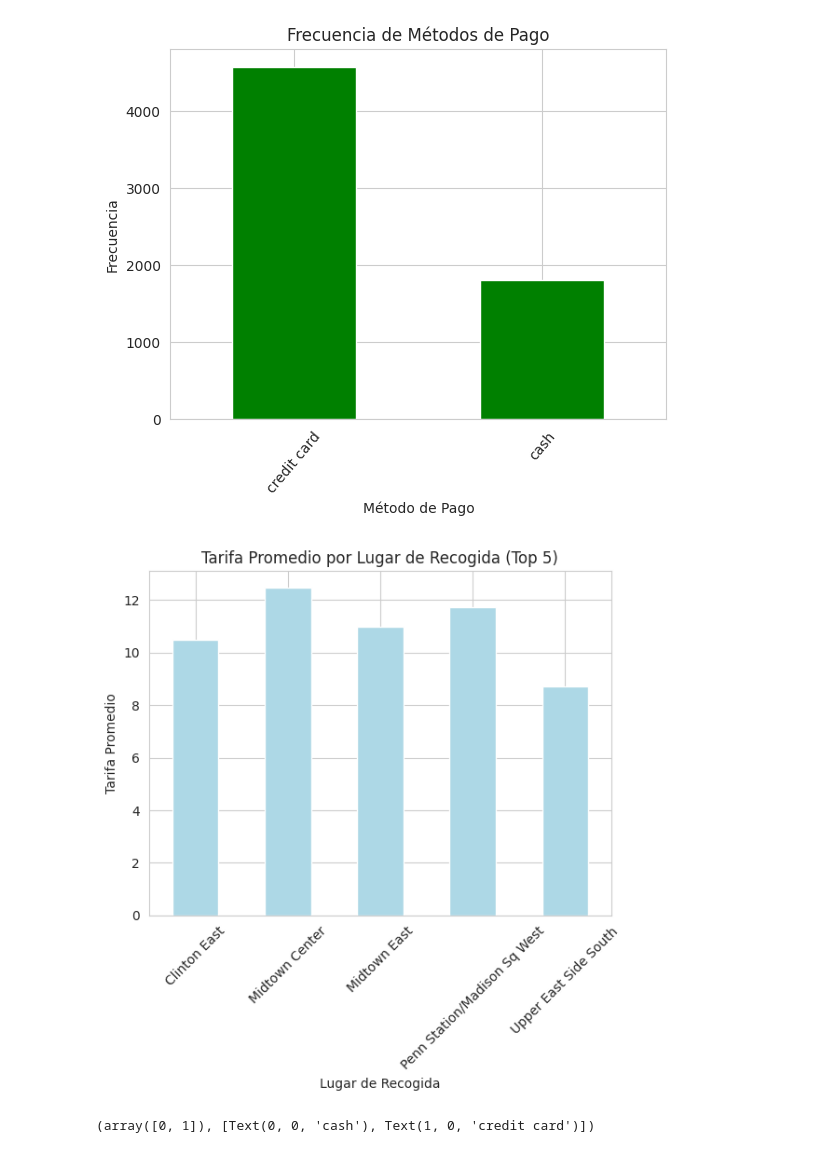
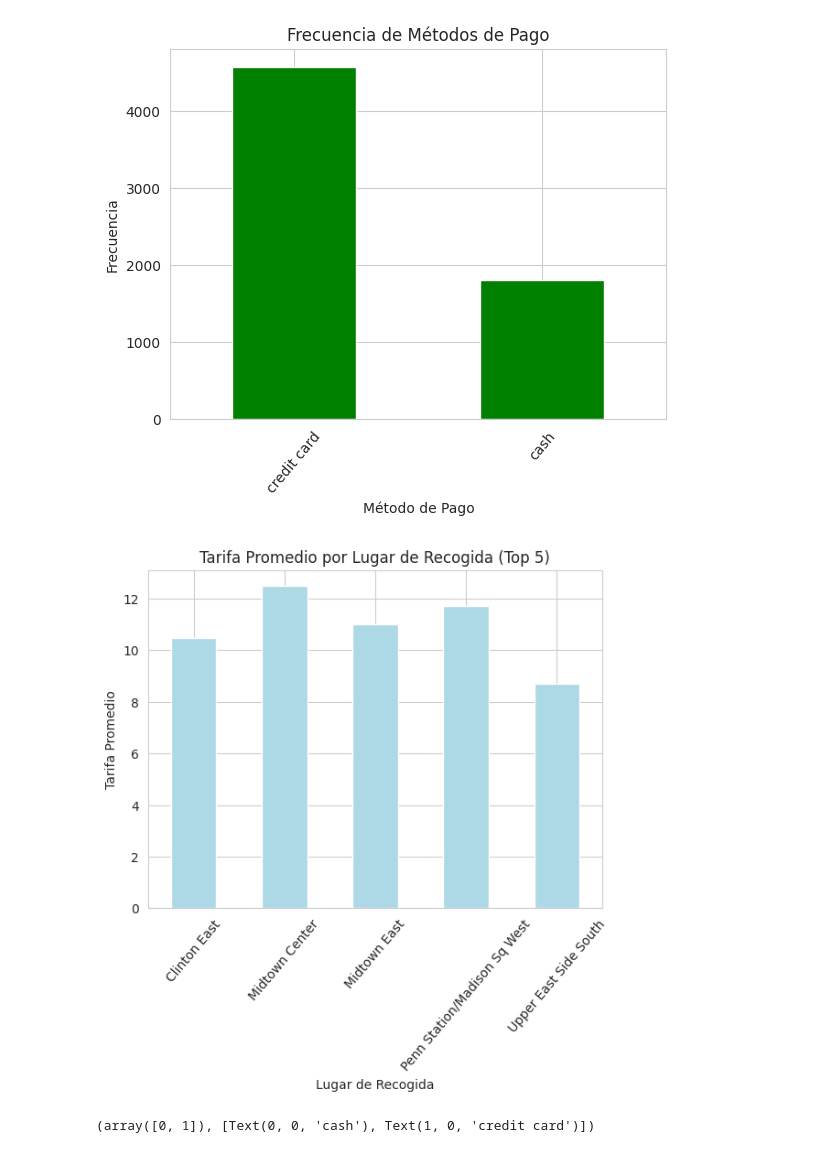
Before and after one commit to aletej96/Python-classes, a Jupyter notebook: Notebooks/LESSON III-INTRO TO MATPLOTLIB Y SEABORN.ipynb, the cells around one changed output. Saved outputs shown, nothing was run; the diff lists cells and outputs as text; code cells hidden in the pictures.

```diff
--- a/Notebooks/LESSON III-INTRO TO MATPLOTLIB Y SEABORN.ipynb
+++ b/Notebooks/LESSON III-INTRO TO MATPLOTLIB Y SEABORN.ipynb
@@ -446,19 +446,19 @@ plt.show()
 # %%
 #- ¿Cómo varían las tarifas según el barrio de recogida?
 # como hay muchas variables por lugar de recogida los filtramos por los mas frecuentes
 
 top_locations = taxis_df['pickup_zone'].value_counts().nlargest(5).index
 taxis_df_filtered = taxis_df[taxis_df['pickup_zone'].isin(top_locations)]
 
 average_fare_filtered = taxis_df_filtered.groupby('pickup_zone')['fare'].mean()
 average_fare_filtered.plot(kind='bar', color='lightblue')
 plt.title('Tarifa Promedio por Lugar de Recogida (Top 5)')
 plt.xlabel('Lugar de Recogida')
 plt.ylabel('Tarifa Promedio')
-plt.xticks(rotation=45)
+plt.xticks(rotation=50)
 plt.show()
 # %% [output]
-[figure, old version]
+[figure, new version]
 # %%
 #¿Qué método de pago recibe las mayores propinas?
 
```
